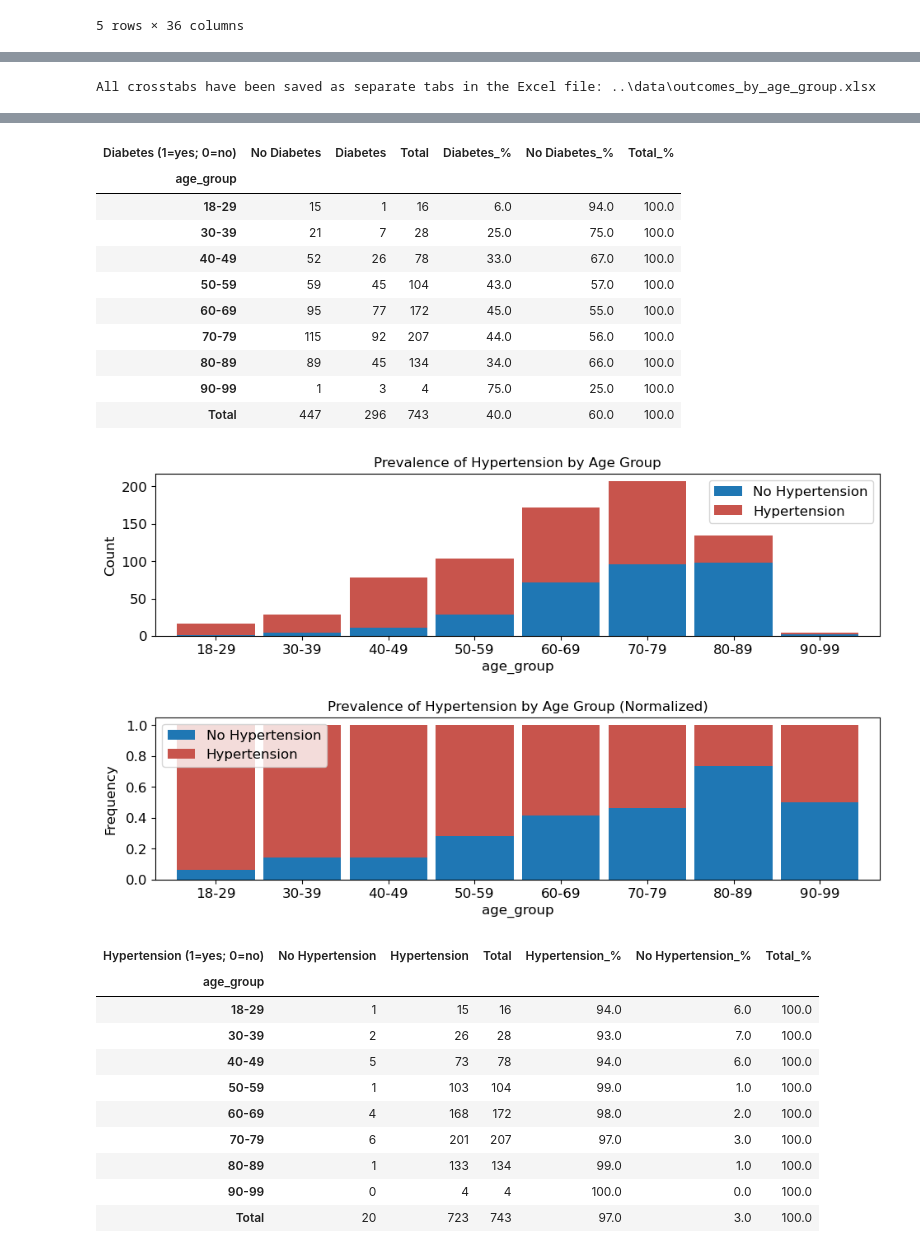
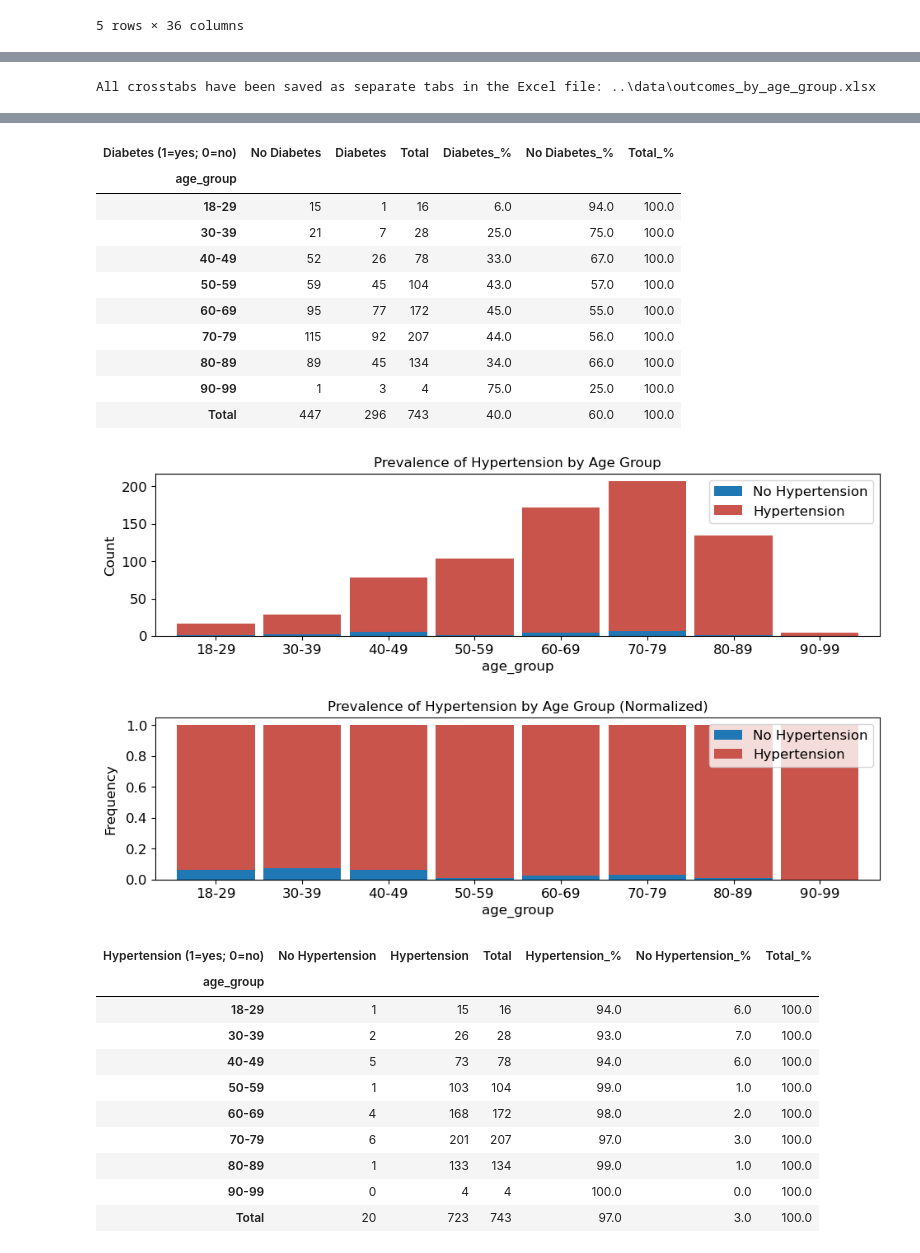
Before and after one commit to lshpaner/bmc_ali_kfre_val, a Jupyter notebook: notebooks/eda.ipynb, the cells around one changed output, grey strips where cells are left out. Drawn from its saved outputs; the diff is of its cells as text; code cells hidden in the pictures.

Commit message:
fixed stacked bar plot to include sex, corrected truth input in stacked_plot()

```diff
--- a/notebooks/eda.ipynb
+++ b/notebooks/eda.ipynb
@@ -50,5 +52,4 @@ df_eda.head()
 # %%
-colors = ["#1f77b4", "#c8544c"]
 esrd_legend = ["No ESRD", "ESRD"]
 
 # Functional columns defined
@@ -65,13 +66,16 @@ labels_list = [
     ["No ESRD", "ESRD"],
     ["No Diabetes", "Diabetes"],
     ["No Hypertension", "Hypertension"],
+    ["Male", "Female"],
 ]
 
 # Mapping of columns to their nature (good/bad)
+# Mapping of columns to their nature (good/bad/other_color)
 nature_of_outcomes = {
     "ESRD": "bad",
-    "Diabetes": "bad",
-    "Hypertension": "bad",
+    "Diabetes (1=yes; 0=no)": "bad",
+    "Hypertension (1=yes; 0=no)": "bad",
+    "SEX": "other_color",
 }
 
 # List of custom plotting titles
@@ -79,13 +83,14 @@ title_list = [
     "ESRD",
     "Diabetes",
     "Hypertension",
-    "SEX",
+    "Sex",
 ]
 
 # Define a base color mapping that can be reversed if needed
 base_colors = {
     "good": ["#c8544c", "#1f77b4"],
     "bad": ["#1f77b4", "#c8544c"],
+    "other_color": ["#1f77b4", "#203764"],
 }
 
 # Dictionary to store each crosstab DataFrame
@@ -110,7 +115,8 @@ for expl_col, names in zip(explore_columns, labels_list):
 # Accessing one of the crosstabs, for example for "Functional_Outcomes_Pain"
 esrd_by_age = crosstabs_dict["ESRD"]
 diab_by_age = crosstabs_dict["Diabetes (1=yes; 0=no)"]
-sex_by_age = crosstabs_dict["Hypertension (1=yes; 0=no)"]
+htn_by_age = crosstabs_dict["Hypertension (1=yes; 0=no)"]
+sex_by_age = crosstabs_dict["SEX"]
 
 ############### Save new excel file w/ functional outcomes by age ##############
 
@@ -142,12 +148,21 @@ image_path_svg = os.path.join(base_path, "images", "svg_images")
 
 # Loop through the columns, legends, and titles
 # Loop through the columns, legends, and titles for plotting
-for expl_col, legend_labels, title in zip(explore_columns, labels_list, title_list):
-    # Correctly identify nature of the outcome to determine color mapping
-    nature = nature_of_outcomes.get(
-        expl_col.split(" ")[0], "bad"
-    )  # Default to "bad" if not found
-    colors = base_colors[nature]
+# Loop through the columns, legends, and titles
+for expl_col, legend_labels, title in zip(
+    explore_columns,
+    labels_list,
+    title_list,
+):
+    colors = (
+        base_colors["good"]
+        if nature_of_outcomes[expl_col] == "good"
+        else (
+            base_colors["bad"]
+            if nature_of_outcomes[expl_col] == "bad"
+            else base_colors["other_color"]
+        )
+    )
 
     # Create full file paths for saving the images
     expl_col_filename_png = os.path.join(image_path_png, f"Age_by_{expl_col}.png")
@@ -162,7 +177,7 @@ for expl_col, legend_labels, title in zip(explore_columns, labels_list, title_li
         p=10,
         df=df_eda,
         col="age_group",
-        truth="ESRD",
+        truth=expl_col,
         condition=1,
         kind="bar",
         width=0.9,
@@ -193,15 +208,15 @@ All crosstabs have been saved as separate tabs in the Excel file: ..\data\outcom
 | Diabetes (1=yes; 0=no) | No Diabetes | Diabetes | Total | Diabetes_% | No Diabetes_% | Total_% |
 | age_group |  |  |  |  |  |  |
 | 18-29 | 15 | 1 | 16 | 6.0 | 94.0 | 100.0 |
 | 30-39 | 21 | 7 | 28 | 25.0 | 75.0 | 100.0 |
 | 40-49 | 52 | 26 | 78 | 33.0 | 67.0 | 100.0 |
 | 50-59 | 59 | 45 | 104 | 43.0 | 57.0 | 100.0 |
 | 60-69 | 95 | 77 | 172 | 45.0 | 55.0 | 100.0 |
 | 70-79 | 115 | 92 | 207 | 44.0 | 56.0 | 100.0 |
 | 80-89 | 89 | 45 | 134 | 34.0 | 66.0 | 100.0 |
 | 90-99 | 1 | 3 | 4 | 75.0 | 25.0 | 100.0 |
 | Total | 447 | 296 | 743 | 40.0 | 60.0 | 100.0 |
-[figure, old version]
+[figure, new version]
 | Hypertension (1=yes; 0=no) | No Hypertension | Hypertension | Total | Hypertension_% | No Hypertension_% | Total_% |
 | age_group |  |  |  |  |  |  |
 | 18-29 | 1 | 15 | 16 | 94.0 | 6.0 | 100.0 |
```
Also changed, not shown: parts of 2 cells of this notebook, 7 other files.
